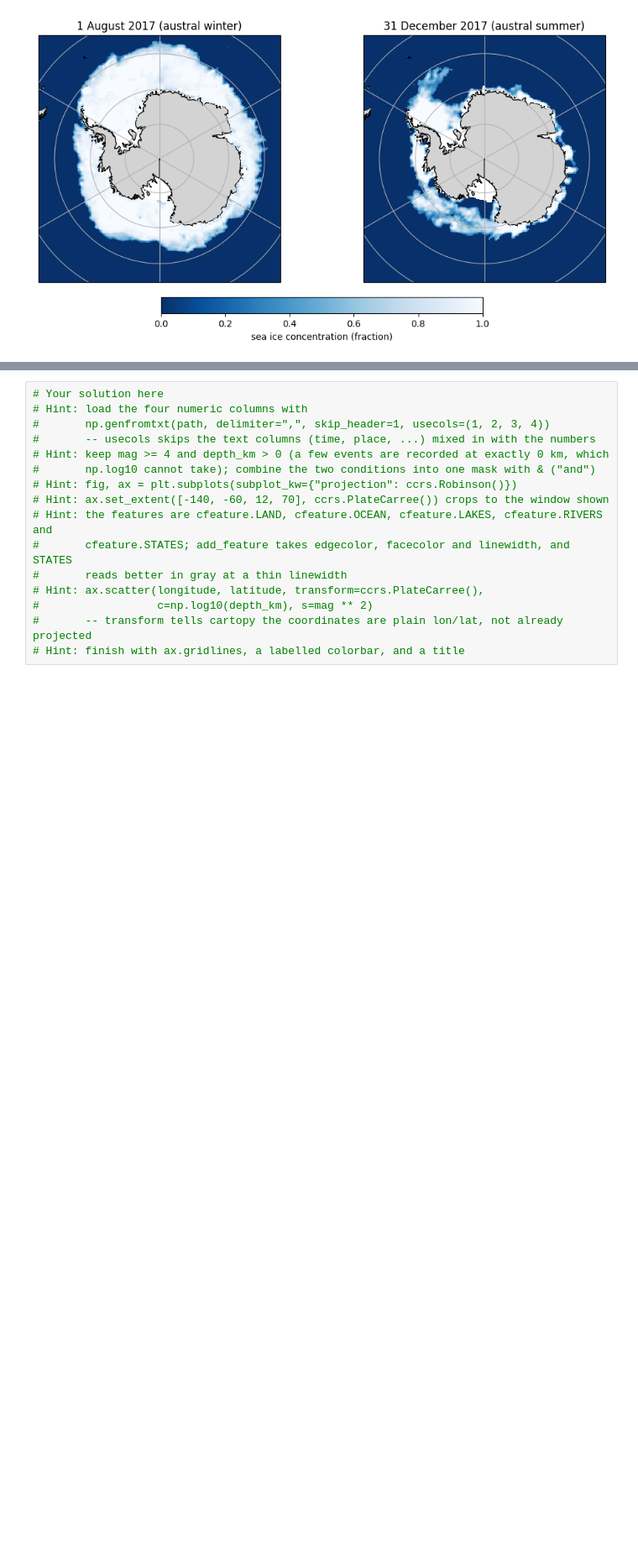
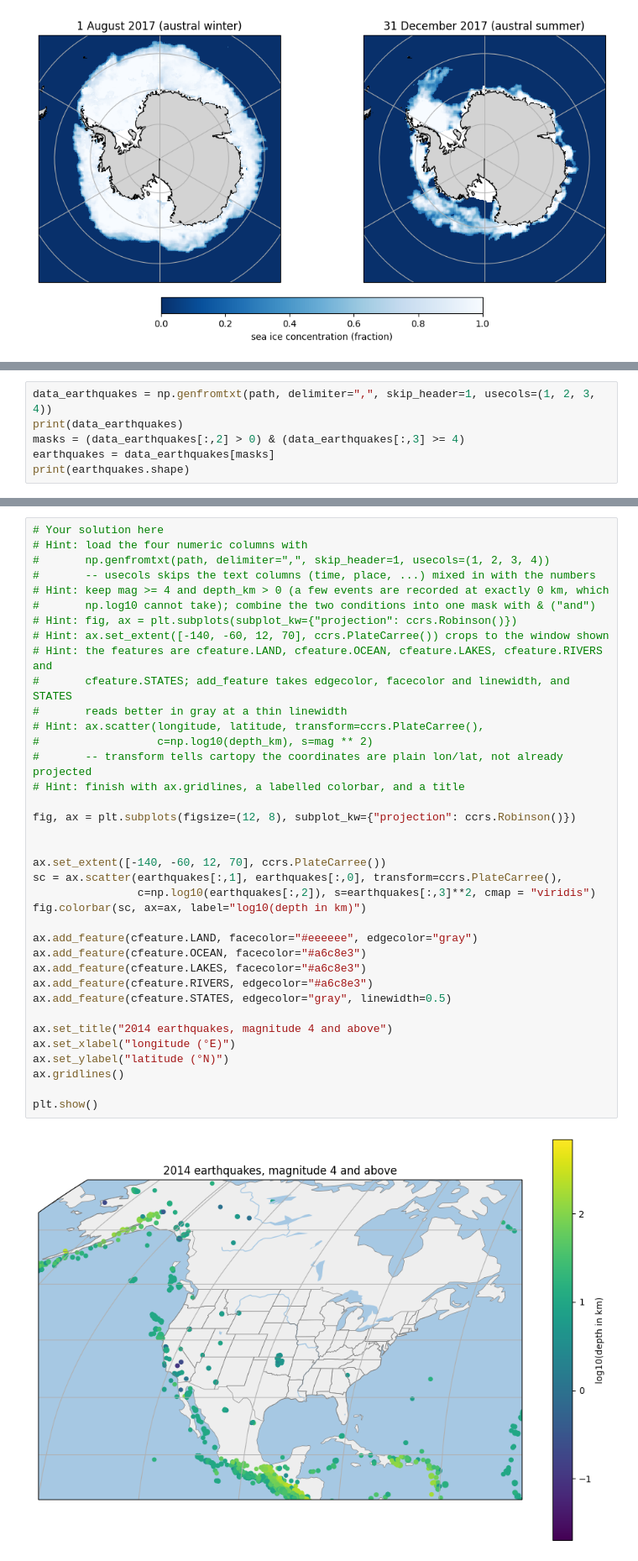
Before and after one commit to Lorena-garciamorais/2026_Intro_Python, a Jupyter notebook: live/part-I/1.4-matplotlib-and-xarray-exercises.ipynb, the cells around one changed output, grey strips where cells are left out. Shown at 84% size. Drawn from its saved outputs; the diff is of its cells as text; blank space fills up the shorter version.

```diff
--- a/live/part-I/1.4-matplotlib-and-xarray-exercises.ipynb
+++ b/live/part-I/1.4-matplotlib-and-xarray-exercises.ipynb
@@ -747,0 +746,6 @@ Downloading data from 'https://raw.githubusercontent.com/gse-unil/2026_MLEES_boo
+# %%
+data_earthquakes = np.genfromtxt(path, delimiter=",", skip_header=1, usecols=(1, 2, 3, 4))
+print(data_earthquakes)
+masks = (data_earthquakes[:,2] > 0) & (data_earthquakes[:,3] >= 4)
+earthquakes = data_earthquakes[masks]
+print(earthquakes.shape)
@@ -748,16 +761,39 @@ Downloading data from 'https://raw.githubusercontent.com/gse-unil/2026_MLEES_boo
 # %%
 # Your solution here
 # Hint: load the four numeric columns with
 #       np.genfromtxt(path, delimiter=",", skip_header=1, usecols=(1, 2, 3, 4))
 #       -- usecols skips the text columns (time, place, ...) mixed in with the numbers
 # Hint: keep mag >= 4 and depth_km > 0 (a few events are recorded at exactly 0 km, which
 #       np.log10 cannot take); combine the two conditions into one mask with & ("and")
 # Hint: fig, ax = plt.subplots(subplot_kw={"projection": ccrs.Robinson()})
 # Hint: ax.set_extent([-140, -60, 12, 70], ccrs.PlateCarree()) crops to the window shown
 # Hint: the features are cfeature.LAND, cfeature.OCEAN, cfeature.LAKES, cfeature.RIVERS and
 #       cfeature.STATES; add_feature takes edgecolor, facecolor and linewidth, and STATES
 #       reads better in gray at a thin linewidth
 # Hint: ax.scatter(longitude, latitude, transform=ccrs.PlateCarree(),
 #                  c=np.log10(depth_km), s=mag ** 2)
 #       -- transform tells cartopy the coordinates are plain lon/lat, not already projected
 # Hint: finish with ax.gridlines, a labelled colorbar, and a title
+
+fig, ax = plt.subplots(figsize=(12, 8), subplot_kw={"projection": ccrs.Robinson()})
+
+
+ax.set_extent([-140, -60, 12, 70], ccrs.PlateCarree())
+sc = ax.scatter(earthquakes[:,1], earthquakes[:,0], transform=ccrs.PlateCarree(),
+                c=np.log10(earthquakes[:,2]), s=earthquakes[:,3]**2, cmap = "viridis")
+fig.colorbar(sc, ax=ax, label="log10(depth in km)")
+
+ax.add_feature(cfeature.LAND, facecolor="#eeeeee", edgecolor="gray")
+ax.add_feature(cfeature.OCEAN, facecolor="#a6c8e3")
+ax.add_feature(cfeature.LAKES, facecolor="#a6c8e3")
+ax.add_feature(cfeature.RIVERS, edgecolor="#a6c8e3")
+ax.add_feature(cfeature.STATES, edgecolor="gray", linewidth=0.5)
+
+ax.set_title("2014 earthquakes, magnitude 4 and above")
+ax.set_xlabel("longitude (°E)")
+ax.set_ylabel("latitude (°N)")
+ax.gridlines()
+
+plt.show()
+# %% [output]
+[figure, added]
```
Also changed, not shown: parts of 2 cells of this notebook.
